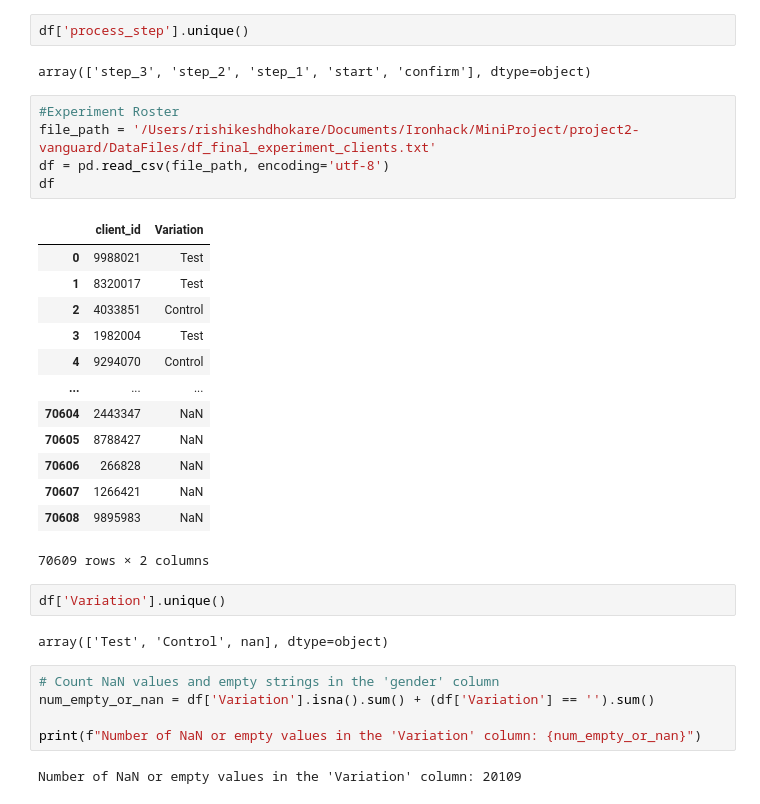
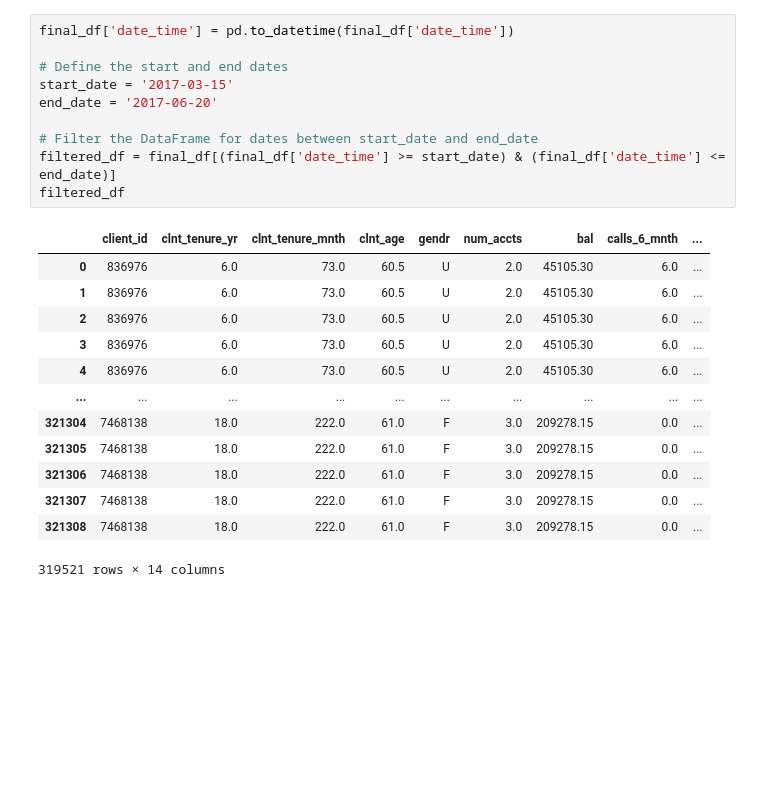
Before and after one commit to mirajkarsneha/vanguard-ab-test, a Jupyter notebook: data_cleaning.ipynb, the cells around one changed output. Saved outputs shown, nothing was run; the diff lists cells and outputs as text; blank space fills up the shorter version.

```diff
--- a/data_cleaning.ipynb
+++ b/data_cleaning.ipynb
@@ -137,34 +144,24 @@ merged_df
-# %%
-df['process_step'].unique()
-# %% [output]
-array(['step_3', 'step_2', 'step_1', 'start', 'confirm'], dtype=object)
-# %%
-#Experiment Roster
-file_path = '/Users/rishikeshdhokare/Documents/Ironhack/MiniProject/project2-vanguard/DataFiles/df_final_experiment_clients.txt'
-df = pd.read_csv(file_path, encoding='utf-8')
-df
-# %% [output]
-|  | client_id | Variation |
-| 0 | 9988021 | Test |
-| 1 | 8320017 | Test |
-| 2 | 4033851 | Control |
-| 3 | 1982004 | Test |
-| 4 | 9294070 | Control |
-| ... | ... | ... |
-| 70604 | 2443347 | NaN |
-| 70605 | 8788427 | NaN |
-| 70606 | 266828 | NaN |
-| 70607 | 1266421 | NaN |
-| 70608 | 9895983 | NaN |
-70609 rows × 2 columns
-# %%
-df['Variation'].unique()
-# %% [output]
-array(['Test', 'Control', nan], dtype=object)
-# %%
-# Count NaN values and empty strings in the 'gender' column
-num_empty_or_nan = df['Variation'].isna().sum() + (df['Variation'] == '').sum()
-
-print(f"Number of NaN or empty values in the 'Variation' column: {num_empty_or_nan}")
-# %% [output]
-Number of NaN or empty values in the 'Variation' column: 20109
+# %%
+final_df['date_time'] = pd.to_datetime(final_df['date_time'])
+
+# Define the start and end dates
+start_date = '2017-03-15'
+end_date = '2017-06-20'
+
+# Filter the DataFrame for dates between start_date and end_date
+filtered_df = final_df[(final_df['date_time'] >= start_date) & (final_df['date_time'] <= end_date)]
+filtered_df
+# %% [output]
+|  | client_id | clnt_tenure_yr | clnt_tenure_mnth | clnt_age | gendr | num_accts | bal | calls_6_mnth | ... |
+| 0 | 836976 | 6.0 | 73.0 | 60.5 | U | 2.0 | 45105.30 | 6.0 | ... |
+| 1 | 836976 | 6.0 | 73.0 | 60.5 | U | 2.0 | 45105.30 | 6.0 | ... |
+| 2 | 836976 | 6.0 | 73.0 | 60.5 | U | 2.0 | 45105.30 | 6.0 | ... |
+| 3 | 836976 | 6.0 | 73.0 | 60.5 | U | 2.0 | 45105.30 | 6.0 | ... |
+| 4 | 836976 | 6.0 | 73.0 | 60.5 | U | 2.0 | 45105.30 | 6.0 | ... |
+| ... | ... | ... | ... | ... | ... | ... | ... | ... | ... |
+| 321304 | 7468138 | 18.0 | 222.0 | 61.0 | F | 3.0 | 209278.15 | 0.0 | ... |
+| 321305 | 7468138 | 18.0 | 222.0 | 61.0 | F | 3.0 | 209278.15 | 0.0 | ... |
+| 321306 | 7468138 | 18.0 | 222.0 | 61.0 | F | 3.0 | 209278.15 | 0.0 | ... |
+| 321307 | 7468138 | 18.0 | 222.0 | 61.0 | F | 3.0 | 209278.15 | 0.0 | ... |
+| 321308 | 7468138 | 18.0 | 222.0 | 61.0 | F | 3.0 | 209278.15 | 0.0 | ... |
+319521 rows × 14 columns
```
Also changed, not shown: parts of 20 cells of this notebook.
